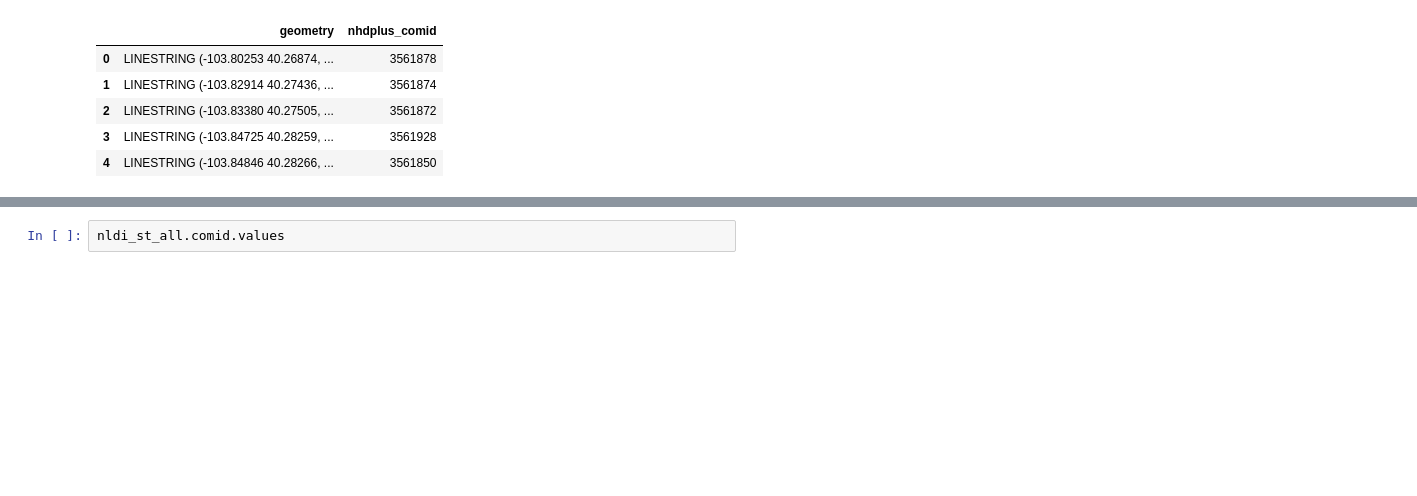
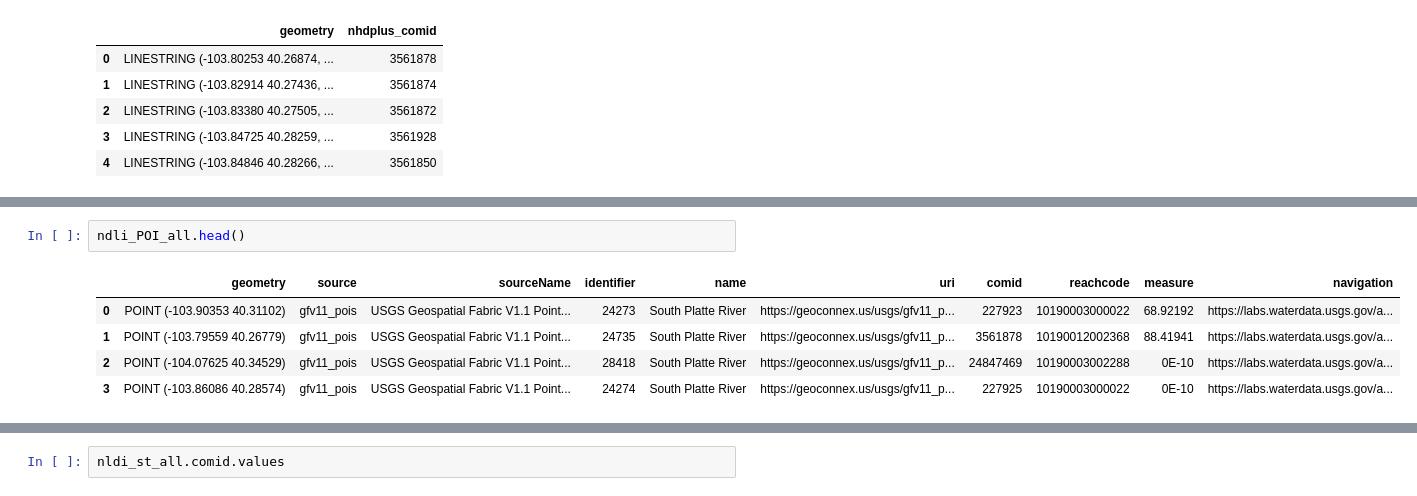
Before and after one commit to rmcd-mscb/onhm2thredds, a Jupyter notebook: notebook/getnhm_segment.ipynb, the cells around one changed output, grey strips where cells are left out. Cells and saved outputs as stored; diff of their text form; blank space fills up the shorter version.

```diff
--- a/notebook/getnhm_segment.ipynb
+++ b/notebook/getnhm_segment.ipynb
@@ -168,3 +176,11 @@ nldi_st_all.head()
+# %%
+ndli_POI_all.head()
+# %% [output]
+|  | geometry | source | sourceName | identifier | name | uri | comid | reachcode | measure | navigation |
+| 0 | POINT (-103.90353 40.31102) | gfv11_pois | USGS Geospatial Fabric V1.1 Point... | 24273 | South Platte River | https://geoconnex.us/usgs/gfv11_p... | 227923 | 10190003000022 | 68.92192 | https://labs.waterdata.usgs.gov/a... |
+| 1 | POINT (-103.79559 40.26779) | gfv11_pois | USGS Geospatial Fabric V1.1 Point... | 24735 | South Platte River | https://geoconnex.us/usgs/gfv11_p... | 3561878 | 10190012002368 | 88.41941 | https://labs.waterdata.usgs.gov/a... |
+| 2 | POINT (-104.07625 40.34529) | gfv11_pois | USGS Geospatial Fabric V1.1 Point... | 28418 | South Platte River | https://geoconnex.us/usgs/gfv11_p... | 24847469 | 10190003002288 | 0E-10 | https://labs.waterdata.usgs.gov/a... |
+| 3 | POINT (-103.86086 40.28574) | gfv11_pois | USGS Geospatial Fabric V1.1 Point... | 24274 | South Platte River | https://geoconnex.us/usgs/gfv11_p... | 227925 | 10190003000022 | 0E-10 | https://labs.waterdata.usgs.gov/a... |
 # %%
 ax = nldi_flw_main.plot(
     lw=3, color="r", zorder=2, label="Main"
```
Also changed, not shown: parts of 4 cells of this notebook, 1 other file.
